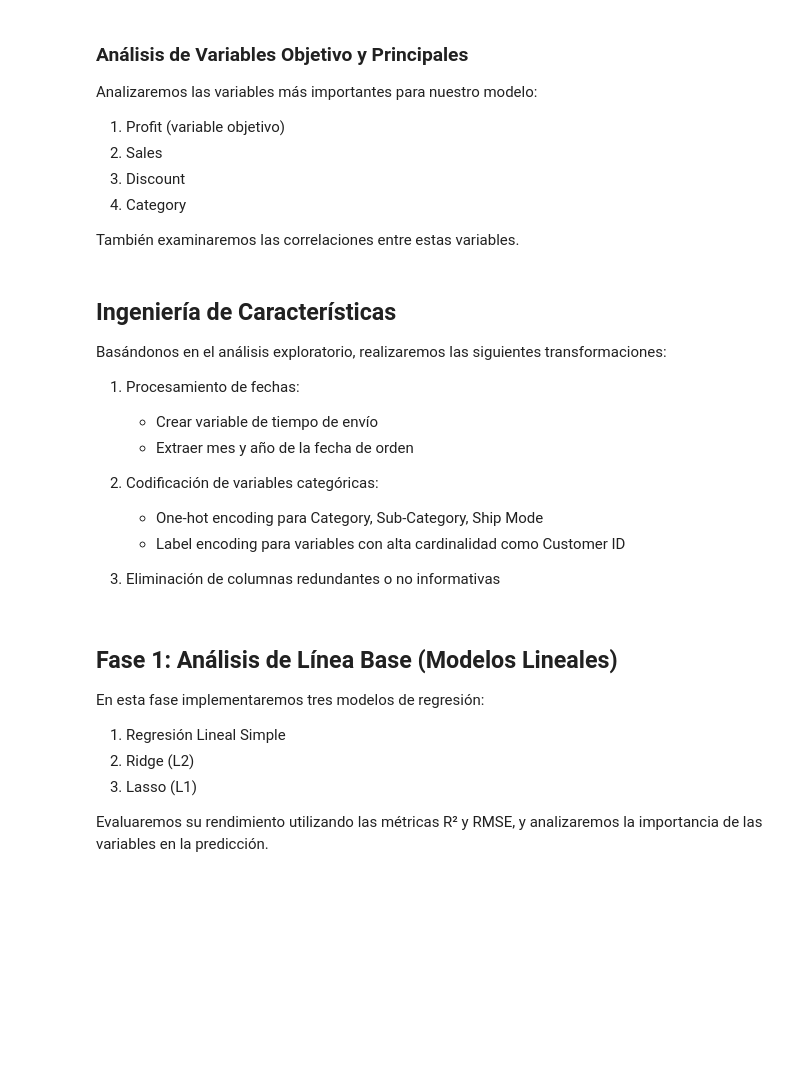
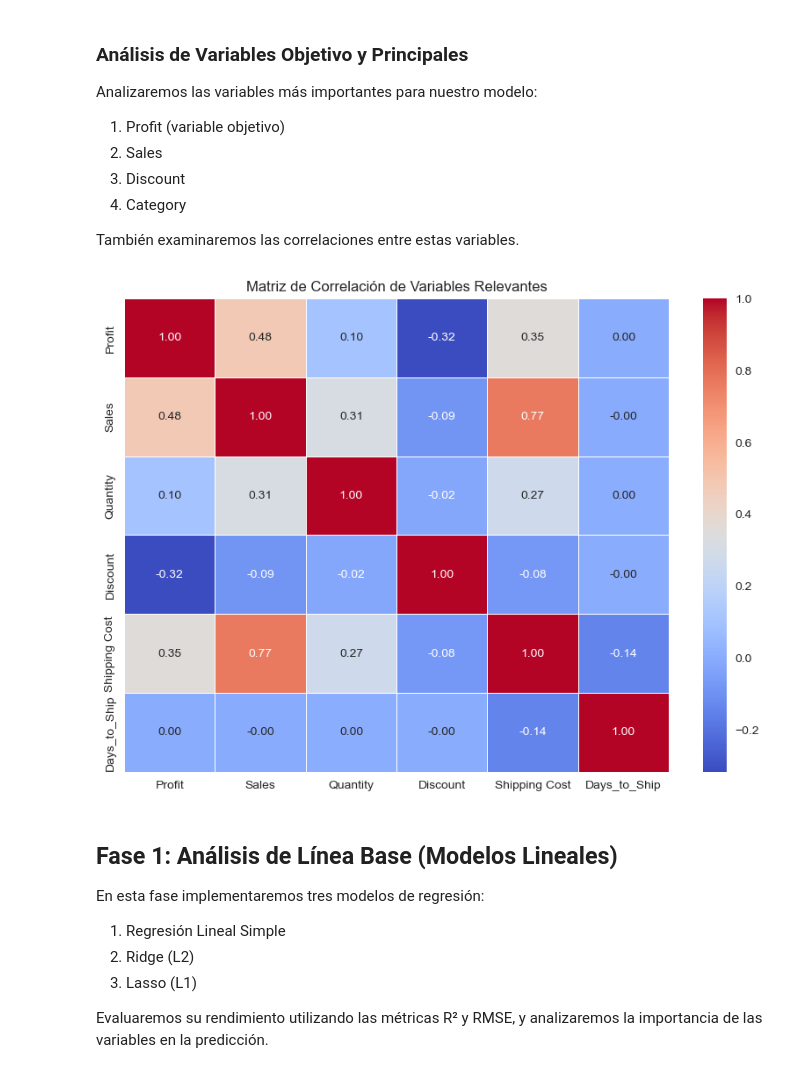
Before and after one commit to thisisrober/real-prediction-regression-global-super-store, a Jupyter notebook: notebook.ipynb, the cells around one changed output. Cells and saved outputs as stored; diff of their text form; code cells hidden in the pictures; blank space fills up the shorter version.

```diff
--- a/notebook.ipynb
+++ b/notebook.ipynb
@@ -42,0 +135,19 @@ print(df.describe())
+# %%
+# Filtramos el dataframe para quedarnos SÓLO con estas columnas
+# Nos aseguramos de que las columnas existan en df_temp
+columnas_a_usar = [col for col in columnas_seleccionadas if col in df.columns]
+df_limpio = df[columnas_a_usar]
+
+# AVISO: Eliminamos las columnas problemáticas para evitar el MemoryError.
+# Un modelo no puede manejar 40,000+ columnas de 'Product Name'.
+print(f"--- Aviso: Eliminando {categoricas_problematicas} por alta cardinalidad ---")
+df_procesado = df_limpio.drop(columns=categoricas_problematicas, errors='ignore')
+
+# Identificamos las categóricas 'safe' que SÍ están en el dataframe
+categoricas_a_codificar = [col for col in categoricas_safe if col in df_procesado.columns]
+
+# 5. Aplicamos get_dummies SOLAMENTE a las columnas seguras
+df_encoded = pd.get_dummies(df_procesado, columns=categoricas_a_codificar, drop_first=True)
+
+print("\n--- Columnas después de la codificación (listas para el modelo) ---")
+print(df_encoded.columns)
@@ -52,18 +176,33 @@ Analizaremos las variables más importantes para nuestro modelo:
 También examinaremos las correlaciones entre estas variables.
 # %%
 # Análisis de la variable objetivo (Profit)
-plt.figure(figsize=(12, 6))
-plt.subplot(1, 2, 1)
-sns.histplot(df['Profit'], kde=True)
-plt.title('Distribución de Profit')
-plt.xlabel('Profit')
+df_corr = df_encoded.copy()
 
-plt.subplot(1, 2, 2)
-sns.boxplot(y=df['Profit'])
-plt.title('Boxplot de Profit')
-plt.tight_layout()
+# Seleccionamos las columnas numéricas relevantes
+columnas_numericas = [
+    'Profit',
+    'Sales',
+    'Quantity',
+    'Discount',
+    'Shipping Cost',
+    'Days_to_Ship'
+]
+
+df_final_corr = df_corr[columnas_numericas]
+
+# Calculamos la matriz de correlación
+corr_matrix = df_final_corr.corr()
+
+# Graficamos el heatmap
+plt.figure(figsize=(10, 7))
+sns.heatmap(
+    corr_matrix,
+    annot=True,      # Muestra los números (coeficientes) en cada celda
+    fmt='.2f',       # Formatea los números a 2 decimales
+    cmap='coolwarm',
+    linewidths=0.5
+)
+plt.title('Matriz de Correlación de Variables Relevantes')
 plt.show()
-
-# Estadísticas descriptivas de Profit
-print("\nEstadísticas de Profit:")
-print(df['Profit'].describe())
+# %% [output]
+[figure, added]
@@ -97,14 +208,0 @@ print(correlation_matrix['Profit'].sort_values(ascending=False))
-# %% [markdown]
-## Ingeniería de Características
-
-Basándonos en el análisis exploratorio, realizaremos las siguientes transformaciones:
-
-1. Procesamiento de fechas:
-   - Crear variable de tiempo de envío
-   - Extraer mes y año de la fecha de orden
-
-2. Codificación de variables categóricas:
-   - One-hot encoding para Category, Sub-Category, Ship Mode
-   - Label encoding para variables con alta cardinalidad como Customer ID
-
-3. Eliminación de columnas redundantes o no informativas
```
Also changed, not shown: parts of 43 cells of this notebook, 2 other files.
